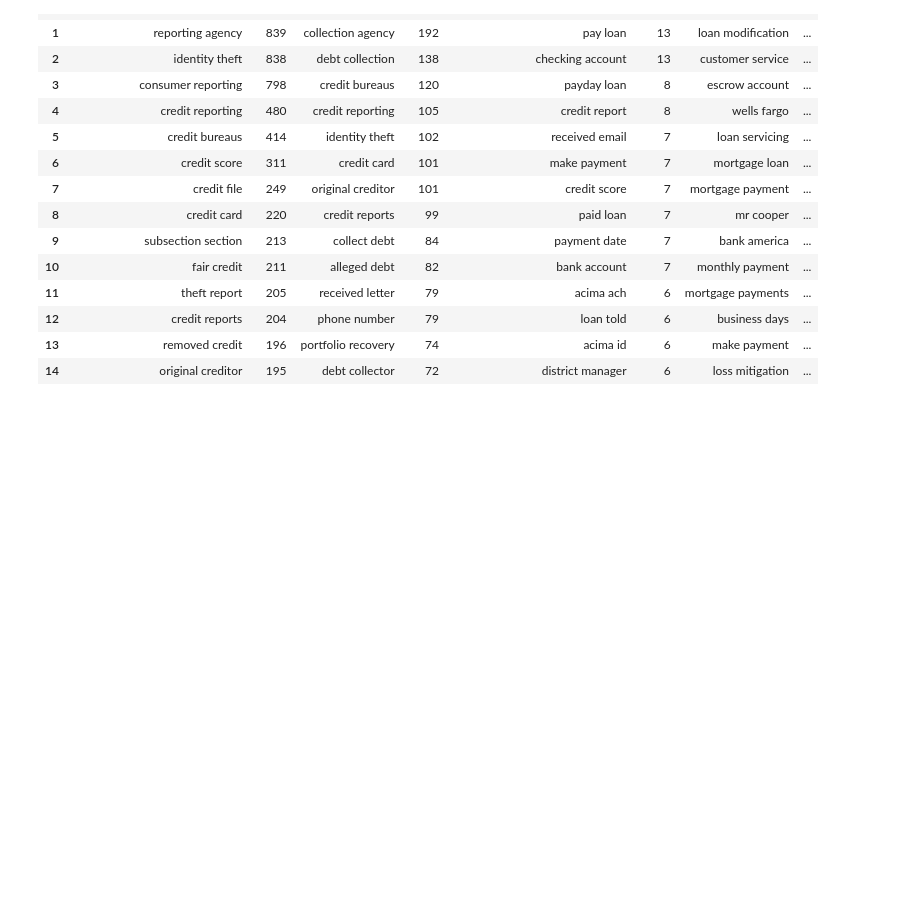
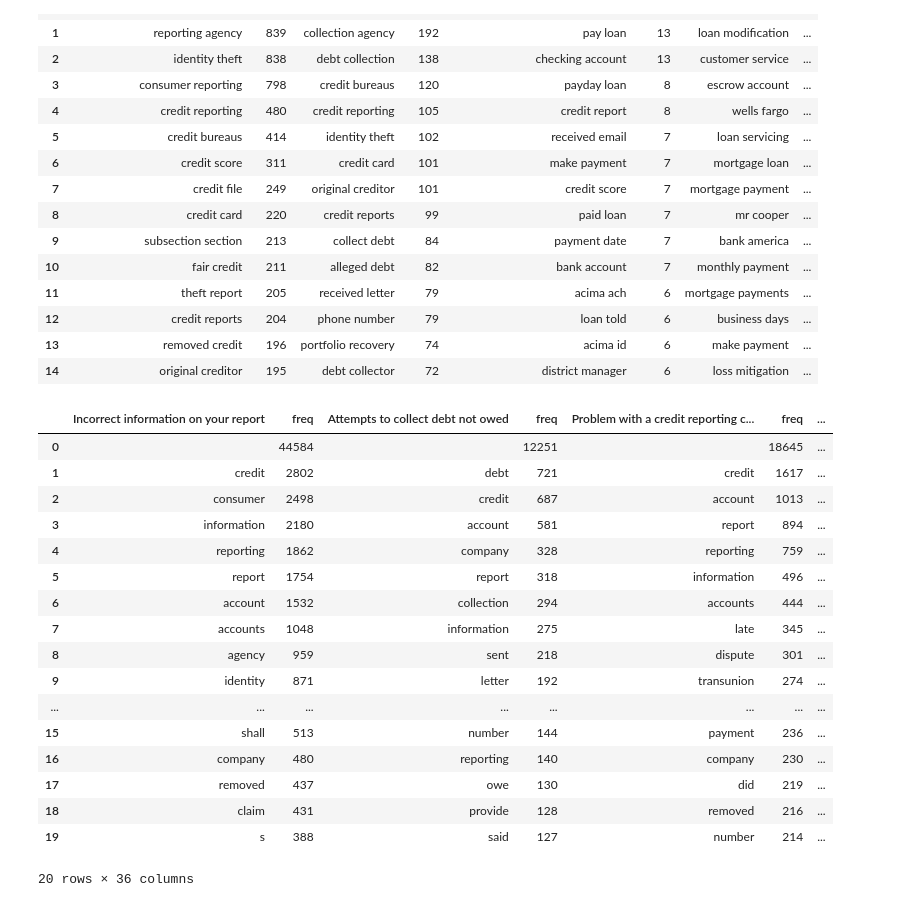
Before and after one commit to WouterStemgee/applied-machine-learning-consumer-complaints-database, a Jupyter notebook: sprint1.ipynb, the cells around one changed output. Drawn from its saved outputs; the diff is of its cells as text; code cells hidden in the pictures; blank space fills up the shorter version.

```diff
--- a/sprint1.ipynb
+++ b/sprint1.ipynb
@@ -366,0 +371,3 @@ complaints_df
+# %%
+complaints_df['Narrative_clean'] = complaints_df['Narrative'].apply(clean_string)
+complaints_df['Narrative_clean_tokenized'] = complaints_df['Narrative'].apply(clean_string_tokenized)
@@ -471,3 +494,80 @@ df_wc_double
 | 12 | credit reports | 204 | phone number | 79 | loan told | 6 | business days | ... |
 | 13 | removed credit | 196 | portfolio recovery | 74 | acima id | 6 | make payment | ... |
 | 14 | original creditor | 195 | debt collector | 72 | district manager | 6 | loss mitigation | ... |
+# %%
+
+from collections import Counter
+from sklearn.preprocessing import LabelEncoder
+
+def word_freq(tokens, n):
+    merged = [item for sublist in tokens for item in sublist]
+    counts = Counter(merged)
+    top = counts.most_common(n)
+    word = [w[0] for w in top]
+    num = [w[1] for w in top]
+    return pd.DataFrame([word, num]).T
+
+#lijsten van dataframes
+dataframes = []
+test_dataframes = []
+
+#elke issue overlopen
+for i in range(len(issue_list)):
+    #nieuwe dataframe voor specifieke issue
+    new = complaints_df.head(50000).loc[complaints_df['Issue'] == issue_list[i]]
+    #eerste 5 rijen opzij houden om later te testen
+    test_dataframes.append(new.iloc[:5])
+    #andere rijen toevo
+    dataframes.append(new.iloc[5:])
+
+#dataframes terug aan elkaar hangen
+df = pd.concat(dataframes)
+test_df = pd.concat(test_dataframes)
+
+#nummer toewijzen aan issues
+LE = LabelEncoder()
+complaints_df['Issue_Id'] = LE.fit_transform(complaints_df['Issue'])
+
+# display(df.groupby(['Issue'])['Narrative'].count())
+# display(test_df.groupby(['Issue'])['Narrative'].count())
+# display(df['Issue'].unique())
+# display(df['Issue_Id'].unique())
+
+#Top 20 woorden per issue
+
+n = 20
+frequencies = []
+
+#elke issue overlopen
+for i in range(len(issue_list)):
+    tokens = dataframes[i]['Narrative_clean_tokenized'].tolist()
+    #word_freq functie toepassen
+    frequencies.append(word_freq(tokens, n))
+
+df_freq = pd.concat(frequencies, axis=1)
+#kolomnamen duidelijker maken
+col_names = []
+for issue in issue_list:
+    col_names.append(issue)
+    col_names.append('freq')
+df_freq.columns = col_names
+df_freq
+# %% [output]
+|  | Incorrect information on your report | freq | Attempts to collect debt not owed | freq | Problem with a credit reporting c... | freq | ... |
+| 0 |  | 44584 |  | 12251 |  | 18645 | ... |
+| 1 | credit | 2802 | debt | 721 | credit | 1617 | ... |
+| 2 | consumer | 2498 | credit | 687 | account | 1013 | ... |
+| 3 | information | 2180 | account | 581 | report | 894 | ... |
+| 4 | reporting | 1862 | company | 328 | reporting | 759 | ... |
+| 5 | report | 1754 | report | 318 | information | 496 | ... |
+| 6 | account | 1532 | collection | 294 | accounts | 444 | ... |
+| 7 | accounts | 1048 | information | 275 | late | 345 | ... |
+| 8 | agency | 959 | sent | 218 | dispute | 301 | ... |
+| 9 | identity | 871 | letter | 192 | transunion | 274 | ... |
+| ... | ... | ... | ... | ... | ... | ... | ... |
+| 15 | shall | 513 | number | 144 | payment | 236 | ... |
+| 16 | company | 480 | reporting | 140 | company | 230 | ... |
+| 17 | removed | 437 | owe | 130 | did | 219 | ... |
+| 18 | claim | 431 | provide | 128 | removed | 216 | ... |
+| 19 | s | 388 | said | 127 | number | 214 | ... |
+20 rows × 36 columns
```
Also changed, not shown: parts of 28 cells of this notebook.
